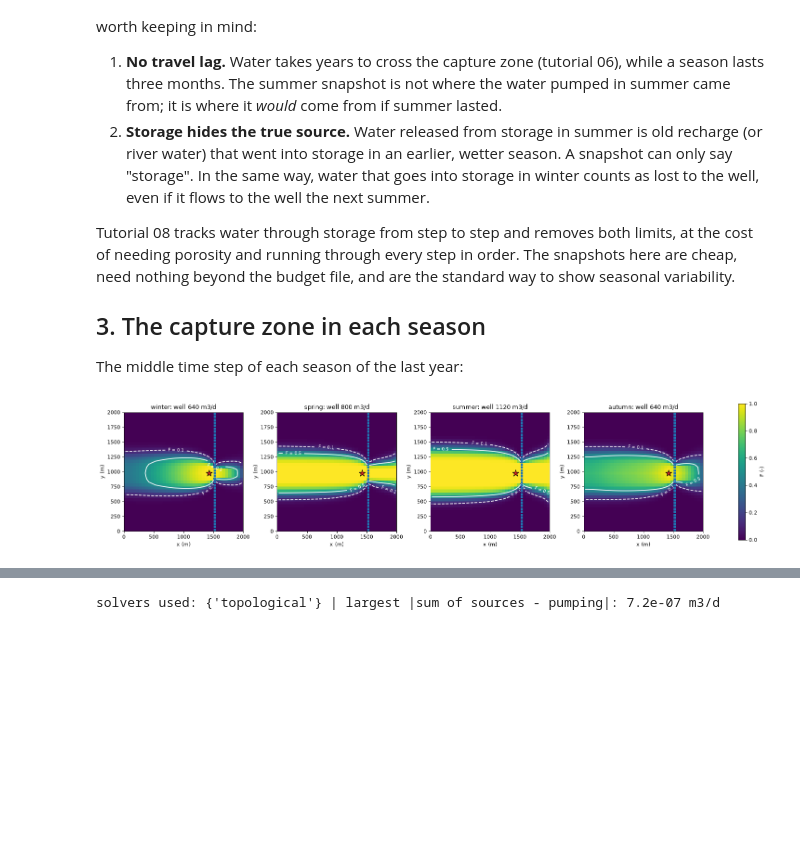
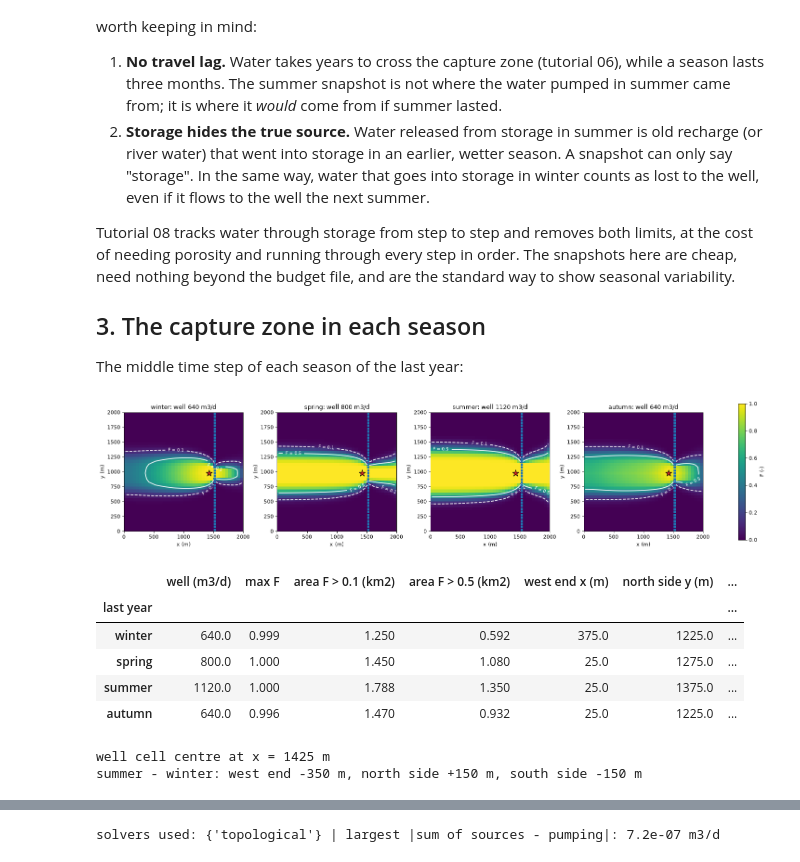
Before and after one commit to rhugman/gw-source, a Jupyter notebook: tutorials/05_transient_snapshots/05_transient_snapshots.ipynb, the cells around one changed output, grey strips where cells are left out. Cells and saved outputs as stored; diff of their text form; code cells hidden in the pictures; blank space fills up the shorter version.

```diff
--- a/tutorials/05_transient_snapshots/05_transient_snapshots.ipynb
+++ b/tutorials/05_transient_snapshots/05_transient_snapshots.ipynb
@@ -100,20 +102,45 @@ Tutorial 08 tracks water through storage from step to step and removes both limi
 The middle time step of each season of the last year:
 # %%
 last_year = [(1, kper) for kper in SEASONAL_PERIODS[-4:]]  # middle step of each season
+centres = gs.export.cell_centres(run.grb_file)
+season_rows = {}
 fig, axes = plt.subplots(1, 4, figsize=(18.0, 4.4), layout="constrained")
 for ax, kstpkper in zip(axes, last_year):
     step = reader.read(kstpkper)
     res = gs.backward(step, {WELL: gs.select(step, boundnames=[WELL])})
     F = res.fraction_through[WELL]
     hbd.plot_cells(
         run.grb_file, step, F, ax=ax, cmap="viridis", vmin=0.0, vmax=1.0, overlay=False,
         colorbar=False,
         title=f"{info['season'][kstpkper[1]]}: well {res.destination_inflow[WELL]:.0f} m3/d",
     )
     hbd.add_contours(ax, run.grb_file, step, F, (F_OUTLINE, F_CAPTURE), colors="w", linestyles=["--", "-"])
     hbd.overlay_features(ax, run.grb_file, step, packages=("RIV", "WEL"), legend=False)
+    river_x = centres[hbd.feature_cells(step, "RIV"), 0].min()
+    zone = (F > F_CAPTURE) & (centres[:, 0] < river_x)  # the F > 0.5 zone west of the river
+    season_rows[info["season"][kstpkper[1]]] = {
+        "well (m3/d)": res.destination_inflow[WELL], "max F": F.max(),
+        f"area F > {F_OUTLINE} (km2)": step.area[F > F_OUTLINE].sum() / 1e6,
+        f"area F > {F_CAPTURE} (km2)": step.area[F > F_CAPTURE].sum() / 1e6,
+        "west end x (m)": centres[zone, 0].min(), "north side y (m)": centres[zone, 1].max(),
+        "south side y (m)": centres[zone, 1].min(),
+    }
 fig.colorbar(axes[0].collections[0], ax=axes, shrink=0.85, label="F (-)")
 plt.show()
+season_table = pd.DataFrame(season_rows).T
+display(season_table.round(3).rename_axis("last year"))
+change = season_table.loc["summer"] - season_table.loc["winter"]
+print(f"well cell centre at x = {centres[np.flatnonzero(res.selections[WELL].cells)[0], 0]:.0f} m")
+print(f"summer - winter: west end {change['west end x (m)']:+.0f} m, north side {change['north side y (m)']:+.0f} m, "
+      f"south side {change['south side y (m)']:+.0f} m")
 # %% [output]
 [figure]
+|  | well (m3/d) | max F | area F > 0.1 (km2) | area F > 0.5 (km2) | west end x (m) | north side y (m) | ... |
+| last year |  |  |  |  |  |  | ... |
+| winter | 640.0 | 0.999 | 1.250 | 0.592 | 375.0 | 1225.0 | ... |
+| spring | 800.0 | 1.000 | 1.450 | 1.080 | 25.0 | 1275.0 | ... |
+| summer | 1120.0 | 1.000 | 1.788 | 1.350 | 25.0 | 1375.0 | ... |
+| autumn | 640.0 | 0.996 | 1.470 | 0.932 | 25.0 | 1225.0 | ... |
+well cell centre at x = 1425 m
+summer - winter: west end -350 m, north side +150 m, south side -150 m
 # %% [markdown]
```
Also changed, not shown: parts of 16 cells of this notebook, 1 other file.
